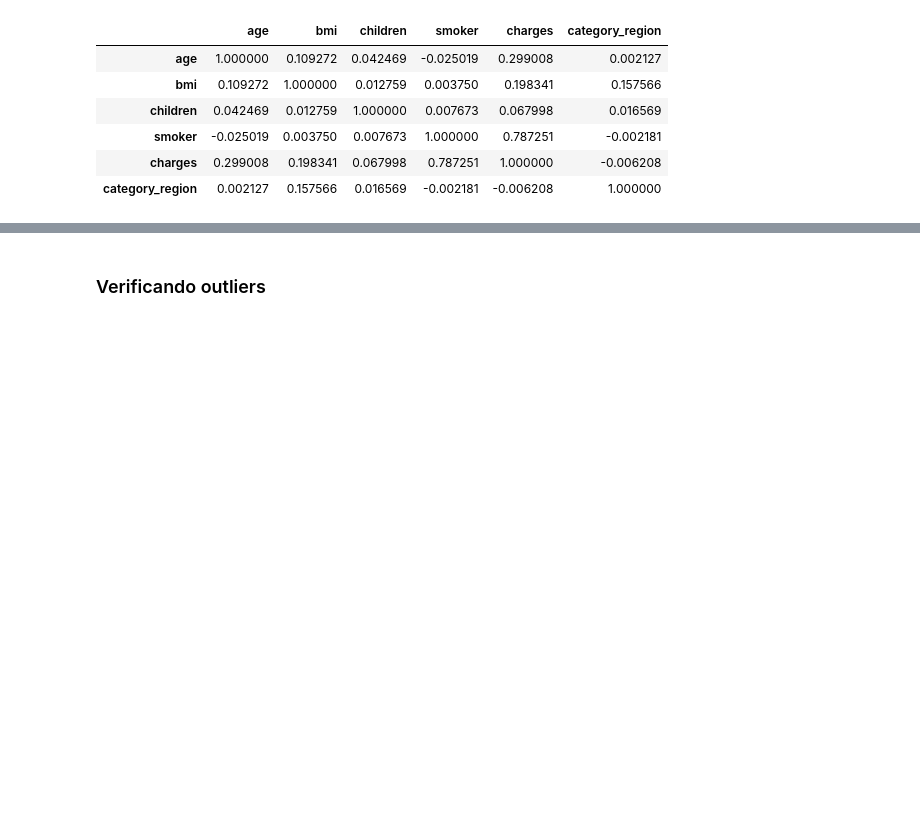
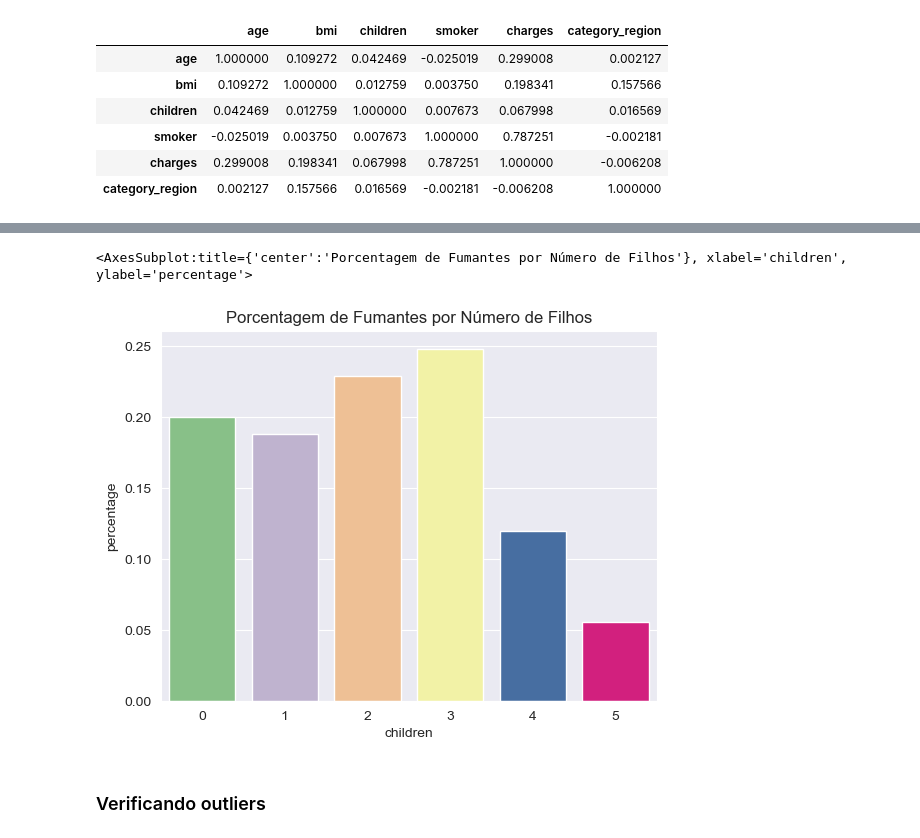
Before and after one commit to VitordeSiqueira/Medical-Cost-Personal-Datasets, a Jupyter notebook: Predict Personal Medical Cost .ipynb, the cells around one changed output, grey strips where cells are left out. Drawn from its saved outputs; the diff is of its cells as text; code cells hidden in the pictures; blank space fills up the shorter version.

```diff
--- a/Predict Personal Medical Cost .ipynb
+++ b/Predict Personal Medical Cost .ipynb
@@ -106,3 +134,25 @@ df.corr()
+# %%
+# Agrupando por 'children' e 'smoker' e colentado o valor através de 'bmi'
+df_children_smoker = df.groupby(['children', 'smoker']).count().reset_index()[['children', 'smoker', 'bmi']]
+
+# Contagem total de pessoas por número de filhos.
+df_children_smoker = df_children_smoker.merge(df.groupby('children').count()['age'].reset_index(), on='children')
+
+# Renomeando a coluna 'age' para 'total_children'
+df_children_smoker.rename(columns={'age': 'total_children'}, inplace=True)
+
+# Calculando a porcentagem de fumantes por número de filhos
+df_children_smoker['percentage'] = df_children_smoker['bmi'] / df_children_smoker['total_children']
+
+# Filtrando apenas os dados para fumantes
+#df_children_smoker.loc[df_children_smoker['smoker'] == 1]
+# %%
+ax = sns.barplot(data=df_children_smoker.loc[df_children_smoker['smoker'] == 1], x='children', y='percentage')
+ax.set(title='Porcentagem de Fumantes por Número de Filhos')
+ax
+# %% [output]
+<AxesSubplot:title={'center':'Porcentagem de Fumantes por Número de Filhos'}, xlabel='children', ylabel='percentage'>
+[figure, added]
 # %%
 df.drop(['region', 'category_region'], axis=1, inplace=True)
 # %% [markdown]
```
Also changed, not shown: parts of 12 cells of this notebook, 3 other files.
